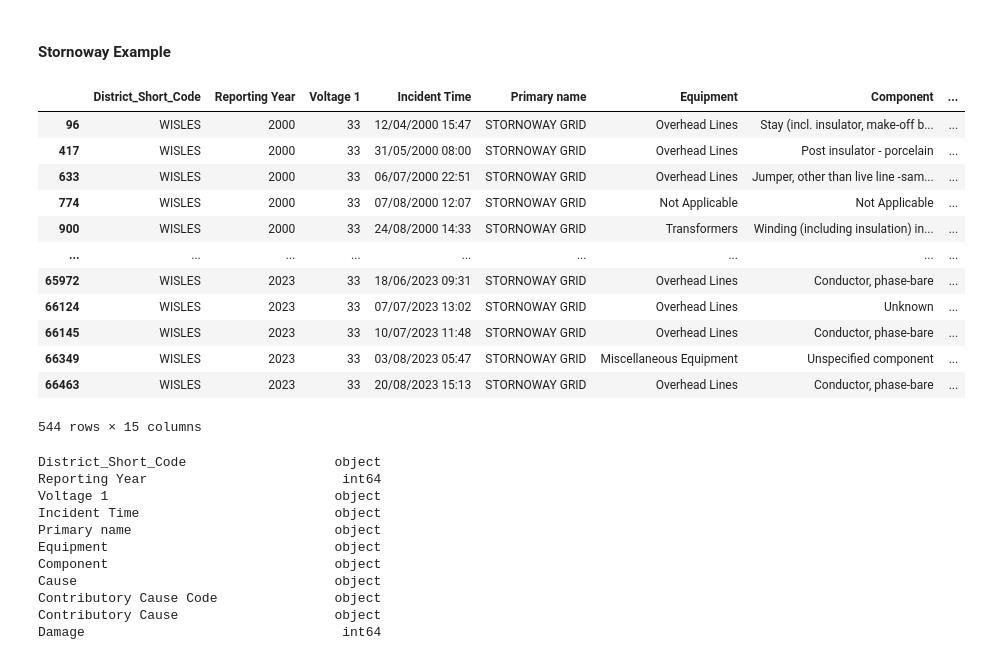
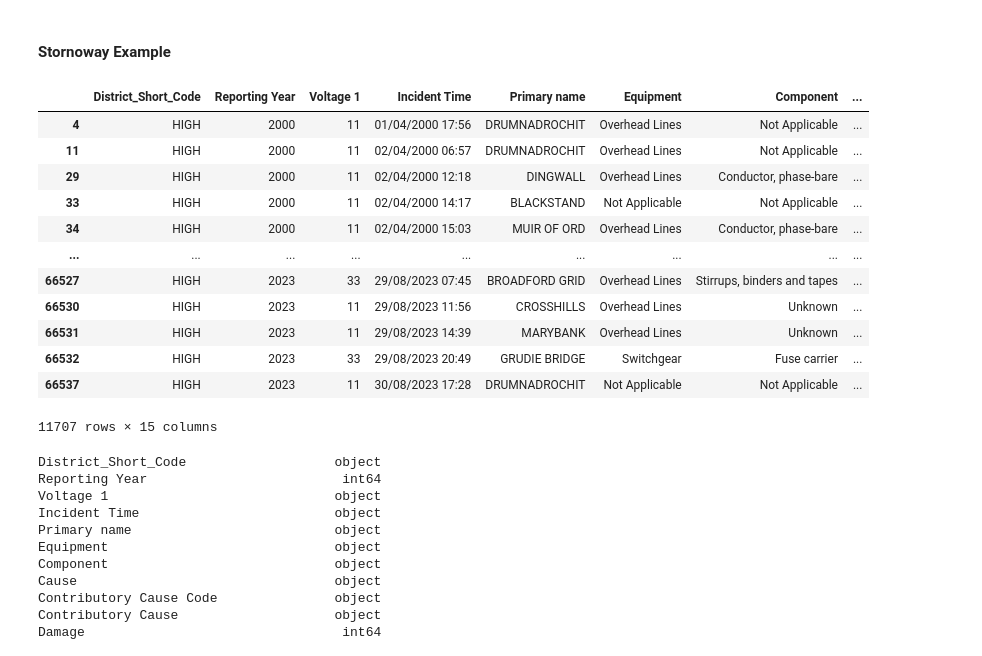
Before and after one commit to neilmartindev/shepd-eda, a Jupyter notebook: nafirs-shepd-eda.ipynb, the cells around one changed output. Cells and saved outputs as stored; diff of their text form; code cells hidden in the pictures.

```diff
--- a/nafirs-shepd-eda.ipynb
+++ b/nafirs-shepd-eda.ipynb
@@ -53,24 +53,24 @@ array(['N/EAST', 'ARGYLL', 'HIGH', 'SHET', 'WISLES', 'ORKN', 'TAYCEN'],
 # %% [markdown]
 #### Stornoway Example
 # %%
-stornoway = shepd[(shepd['District_Short_Code'] == 'WISLES') & (shepd['Primary name'] == 'STORNOWAY GRID')]
+highlands = shepd[(shepd['District_Short_Code'] == 'HIGH')]
 
 columns_to_drop = ['Dist_HV_ref', 'NRN (North)', 'Primary Nrn', 'Equipment Code', 'Cause Code', 'Component Code']
-stornoway = stornoway.drop(columns=columns_to_drop)
+highlands = highlands.drop(columns=columns_to_drop)
 
-stornoway
+highlands
 # %% [output]
 |  | District_Short_Code | Reporting Year | Voltage 1 | Incident Time | Primary name | Equipment | Component | ... |
-| 96 | WISLES | 2000 | 33 | 12/04/2000 15:47 | STORNOWAY GRID | Overhead Lines | Stay (incl. insulator, make-off b... | ... |
-| 417 | WISLES | 2000 | 33 | 31/05/2000 08:00 | STORNOWAY GRID | Overhead Lines | Post insulator - porcelain | ... |
-| 633 | WISLES | 2000 | 33 | 06/07/2000 22:51 | STORNOWAY GRID | Overhead Lines | Jumper, other than live line -sam... | ... |
-| 774 | WISLES | 2000 | 33 | 07/08/2000 12:07 | STORNOWAY GRID | Not Applicable | Not Applicable | ... |
-| 900 | WISLES | 2000 | 33 | 24/08/2000 14:33 | STORNOWAY GRID | Transformers | Winding (including insulation) in... | ... |
+| 4 | HIGH | 2000 | 11 | 01/04/2000 17:56 | DRUMNADROCHIT | Overhead Lines | Not Applicable | ... |
+| 11 | HIGH | 2000 | 11 | 02/04/2000 06:57 | DRUMNADROCHIT | Overhead Lines | Not Applicable | ... |
+| 29 | HIGH | 2000 | 11 | 02/04/2000 12:18 | DINGWALL | Overhead Lines | Conductor, phase-bare | ... |
+| 33 | HIGH | 2000 | 11 | 02/04/2000 14:17 | BLACKSTAND | Not Applicable | Not Applicable | ... |
+| 34 | HIGH | 2000 | 11 | 02/04/2000 15:03 | MUIR OF ORD | Overhead Lines | Conductor, phase-bare | ... |
 | ... | ... | ... | ... | ... | ... | ... | ... | ... |
-| 65972 | WISLES | 2023 | 33 | 18/06/2023 09:31 | STORNOWAY GRID | Overhead Lines | Conductor, phase-bare | ... |
-| 66124 | WISLES | 2023 | 33 | 07/07/2023 13:02 | STORNOWAY GRID | Overhead Lines | Unknown | ... |
-| 66145 | WISLES | 2023 | 33 | 10/07/2023 11:48 | STORNOWAY GRID | Overhead Lines | Conductor, phase-bare | ... |
-| 66349 | WISLES | 2023 | 33 | 03/08/2023 05:47 | STORNOWAY GRID | Miscellaneous Equipment | Unspecified component | ... |
-| 66463 | WISLES | 2023 | 33 | 20/08/2023 15:13 | STORNOWAY GRID | Overhead Lines | Conductor, phase-bare | ... |
+| 66527 | HIGH | 2023 | 33 | 29/08/2023 07:45 | BROADFORD GRID | Overhead Lines | Stirrups, binders and tapes | ... |
+| 66530 | HIGH | 2023 | 11 | 29/08/2023 11:56 | CROSSHILLS | Overhead Lines | Unknown | ... |
+| 66531 | HIGH | 2023 | 11 | 29/08/2023 14:39 | MARYBANK | Overhead Lines | Unknown | ... |
+| 66532 | HIGH | 2023 | 33 | 29/08/2023 20:49 | GRUDIE BRIDGE | Switchgear | Fuse carrier | ... |
+| 66537 | HIGH | 2023 | 11 | 30/08/2023 17:28 | DRUMNADROCHIT | Not Applicable | Not Applicable | ... |
-544 rows × 15 columns
+11707 rows × 15 columns
 # %%
```
Also changed, not shown: parts of 20 cells of this notebook.
